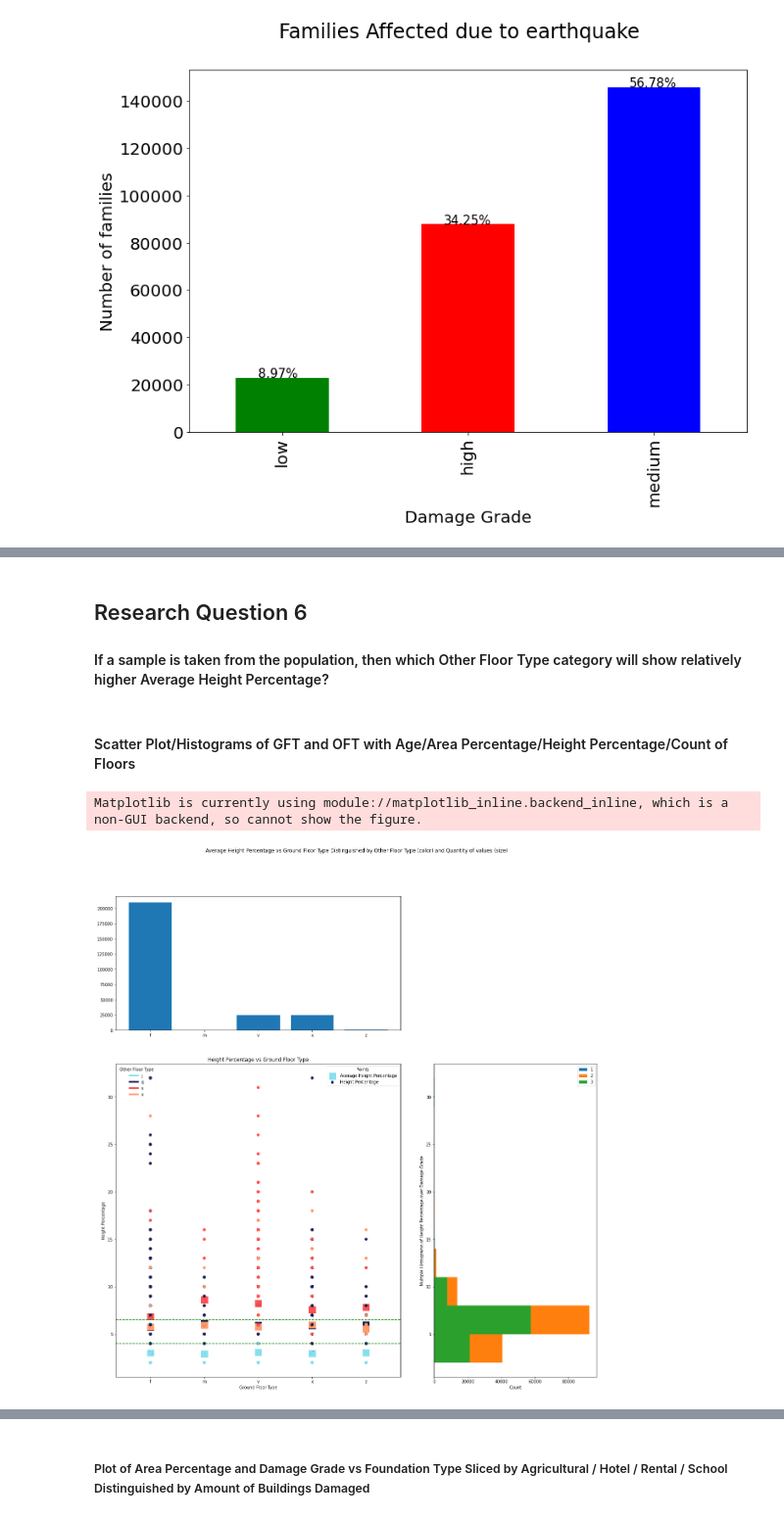
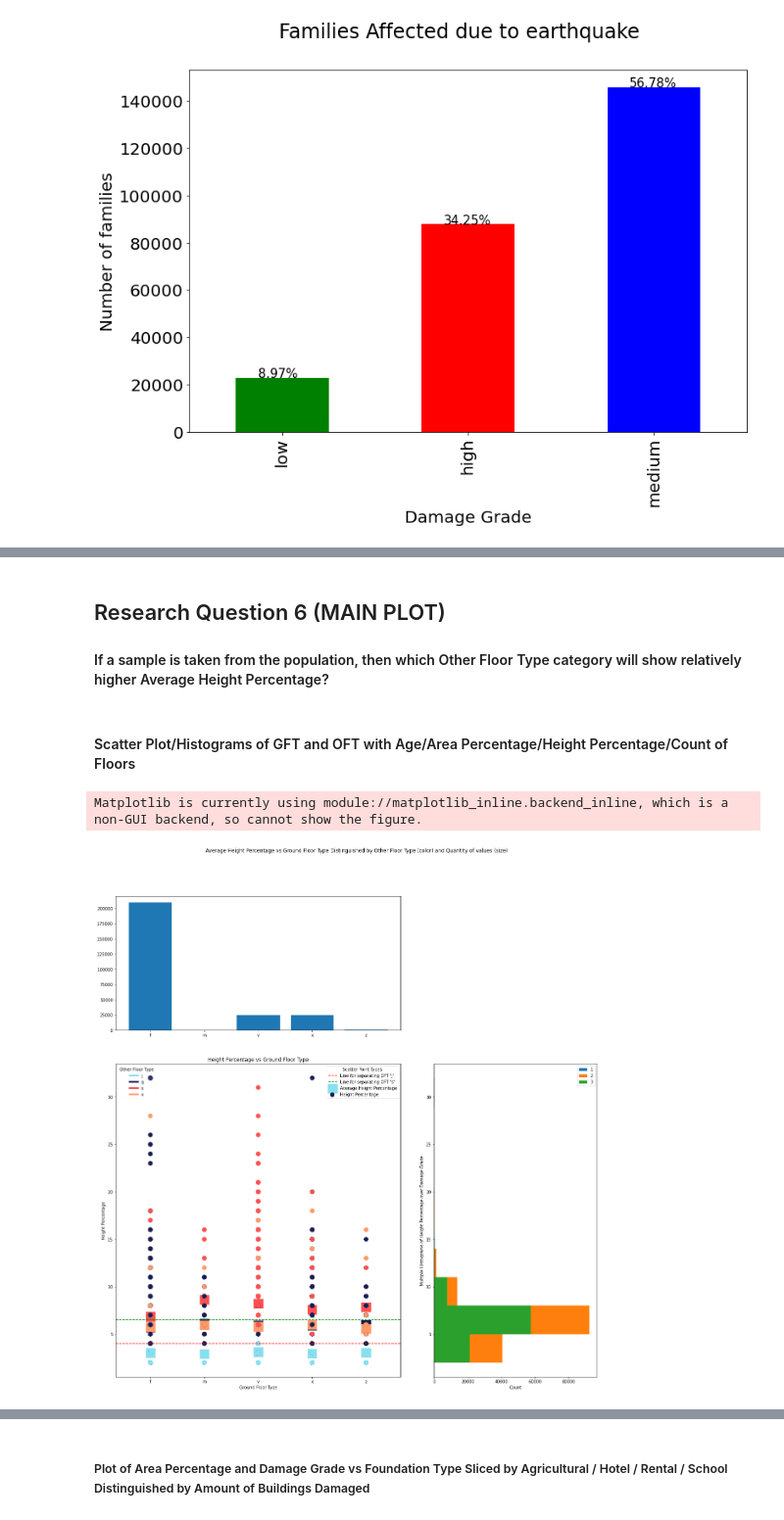
Before and after one commit to DS-Group22-ADP/Practical-Project, a Jupyter notebook: notebooks/Exploratory-Data-Analysis.ipynb, the cells around one changed output, grey strips where cells are left out. Shown at 98% size. Saved outputs shown, nothing was run; the diff lists cells and outputs as text; code cells hidden in the pictures.

```diff
--- a/notebooks/Exploratory-Data-Analysis.ipynb
+++ b/notebooks/Exploratory-Data-Analysis.ipynb
@@ -1175,6 +1214,6 @@ temp_df["damage_grade"] = temp_df["damage_grade"].map(
 # applying cross tab to calculate percentages
 df = pd.crosstab(temp_df["building_type"], temp_df["damage_grade"])
 # calculating percentages between groups (axis=1)
-df = df.apply(lambda x: round(x / df.sum(axis=1) * 100, 2))
+# df = df.apply(lambda x: round(x / df.sum(axis=1) * 100, 2))
 df.head()
 # %% [output]
@@ -1623,5 +1768,5 @@ plt.show()
 # %% [markdown]
-## Research Question 6
+## Research Question 6 (MAIN PLOT)
 
 #### If a sample is taken from the population, then which Other Floor Type category will show relatively higher Average Height Percentage?
 # %% [markdown]
@@ -1664,25 +1809,25 @@ def plot_scatter_bubble_numerical_vs_categorical_bar_hist_grid_no_slice(x_attr,
     # set colors dictionary
     colors = dict(zip(np.unique(other_floor_type), unique_colors))
     # scatter plot 1 for averaged values
-    ax.scatter(x=ground_floor_type, y=age_df[dimension], c=[colors[of] for of in other_floor_type], marker='s', s=250, label="Average Height Percentage")
+    ax.scatter(x=ground_floor_type, y=age_df[dimension], c=[colors[of] for of in other_floor_type], marker='s', s=500, label="Average Height Percentage")
     # scatter plot 2 for actual values
-    ax.scatter(x=join_df[x_attr], y=join_df[dimension], c=[colors[of] for of in join_df[y_attr].values.tolist()], label="Height Percentage")
+    ax.scatter(x=join_df[x_attr], y=join_df[dimension], c=[colors[of] for of in join_df[y_attr].values.tolist()], label="Height Percentage", s=100)
     # create custom legend, by creating custom lines
     custom_lines = [Line2D([0], [0], color=colors[of], lw=4) for of in np.unique(other_floor_type)]
     # create legend using custom lines
     legend1 = ax.legend(custom_lines, np.unique(other_floor_type), loc="upper left", title="Other Floor Type", framealpha=0.1)
     # add legend to axis
     ax.add_artist(legend1)
-    # set the legend
-    ax.legend(title="Points")
     # set labels and titles
     ax.set(xlabel=xlabel, ylabel=ylabel)
     ax.set_title("{ylabel} vs {xlabel}".format(xlabel=xlabel, ylabel=ylabel))
 
     # set horizontal lines separating bottom portion
-    ax.axhline(y=4, xmin=0, xmax=4, ls='dashed', color='green')
+    ax.axhline(y=4, xmin=0, xmax=4, ls='dashed', color='red', label="Line for separating OFT 'j'")
     # set horizontal lines separating top portion
-    ax.axhline(y=6.5, xmin=0, xmax=4, ls='dashed', color='green')
+    ax.axhline(y=6.5, xmin=0, xmax=4, ls='dashed', color='green', label="Line for separating OFT 's'")
+    # set the legend
+    ax.legend(title="Scatter Point Types")
 
     # get value counts of ground floor type
     counter_i = df.loc[:, [x_attr]].value_counts()
@@ -1690,37 +1835,31 @@ def plot_scatter_bubble_numerical_vs_categorical_bar_hist_grid_no_slice(x_attr,
     ax_histx.bar(counter_i.index.get_level_values(0), counter_i.values)
 
     # set xticks and xtick labels
     ax_histx.set_xticks(range(0,len(np.unique(ground_floor_type))))
     ax_histx.set_xticklabels(np.unique(ground_floor_type))
 
     assert [t.get_text() for t in ax_histx.get_xticklabels()] == np.unique(ground_floor_type).tolist(), "Test #6 Failed"
 
     # get histograms for damage grade 1,2,3
     hist_y1 = join_df.loc[join_df['damage_grade'] == 1][dimension]
     hist_y2 = join_df.loc[join_df['damage_grade'] == 2][dimension]
     hist_y3 = join_df.loc[join_df['damage_grade'] == 3][dimension]
     # plot histograms for 1,2,3 respectively
     ax_histy.hist(hist_y1, orientation='horizontal', label='1')
     ax_histy.hist(hist_y2, orientation='horizontal', label='2')
     ax_histy.hist(hist_y3, orientation='horizontal', label='3')
     # set legend for side subplot (y-axis)
     ax_histy.legend()
     # set labels
     ax_histy.set(xlabel='Count', ylabel="Multiple Histograms of {ylabel} over Damage Grade".format(ylabel=ylabel))
 
     # set super title for figure
     fig.suptitle("Average Height Percentage vs Ground Floor Type Distinguished by Other Floor Type (color) and Quantity of values (size)")
 
-# plot_scatter_bubble_numerical_vs_categorical_bar_hist_grid_no_slice('ground_floor_type', 'other_floor_type', 'age',
-#                                                                     'Ground Floor Type', 'Avg. Age', join_df, ax=ax_0_0, ax_histx=ax1_histx, ax_histy=ax1_histy)
-# plot_scatter_bubble_numerical_vs_categorical_bar_hist_grid_no_slice('ground_floor_type', 'other_floor_type', 'area_percentage',
-#                                                                     'Ground Floor Type', 'Avg. Area Percentage', join_df, ax=ax_0_1, ax_histx=ax2_histx, ax_histy=ax2_histy)
-# plot_scatter_bubble_numerical_vs_categorical_bar_hist_grid_no_slice('ground_floor_type', 'other_floor_type', 'count_floors_pre_eq',
-#                                                                     'Ground Floor Type', 'Avg. Count of Floors', join_df, ax=ax_1_0, ax_histx=ax3_histx, ax_histy=ax3_histy)
 plot_scatter_bubble_numerical_vs_categorical_bar_hist_grid_no_slice('ground_floor_type', 'other_floor_type', 'height_percentage',
                                                                     'Ground Floor Type', 'Height Percentage', join_df, ax=ax, ax_histx=axx, ax_histy=axy)
 
 fig.show()
 # %% [output]
 Matplotlib is currently using module://matplotlib_inline.backend_inline, which is a non-GUI backend, so cannot show the figure.
-[figure, old version]
+[figure, new version]
```
Also changed, not shown: parts of 52 cells of this notebook.
